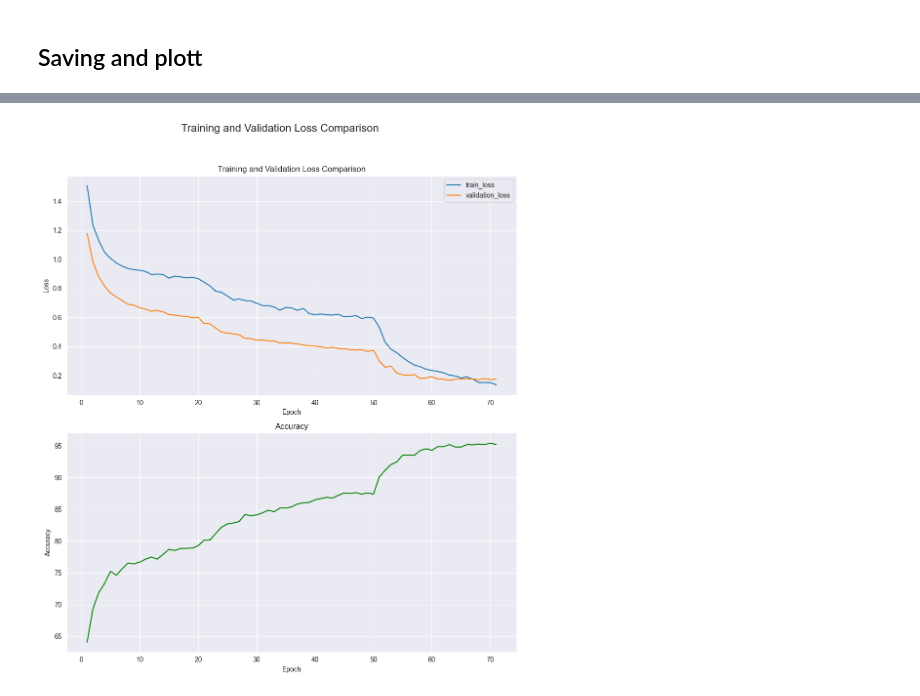
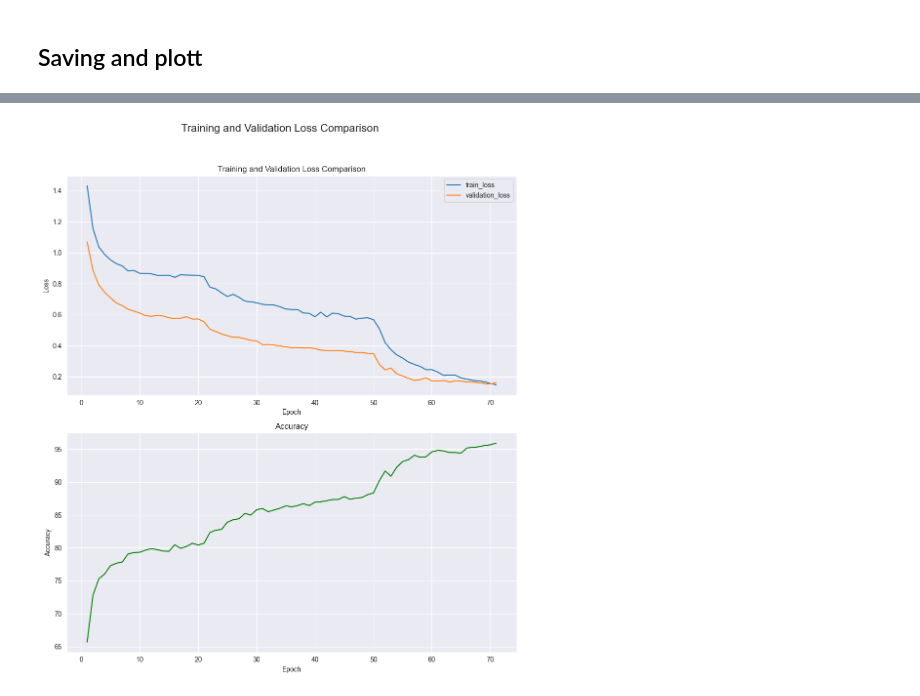
Before and after one commit to Zaphelious/rice-pest-classification, a Jupyter notebook: standard_training.ipynb, the cells around one changed output, grey strips where cells are left out. Cells and saved outputs as stored; diff of their text form; code cells hidden in the pictures.

```diff
--- a/standard_training.ipynb
+++ b/standard_training.ipynb
@@ -540,5 +616,5 @@ Epoch 11/20 |lr: 0.0005| Train Loss: 0.9157 | Evaluate Loss: 0.6567 | Accuracy:
 ... (61 outputs left out)
 # %%
-plot_historical_results('training_results\EfficientNetV2\SEfficientNetV2-m_rice_pest_classificationV13.csv')
+plot_historical_results('training_results\EfficientNetV2\SEfficientNetV2-m_rice_pest_classificationV14.csv')
 # %% [output]
-[figure, old version]
+[figure, new version]
```
Also changed, not shown: parts of 19 cells of this notebook, 1 other file.
